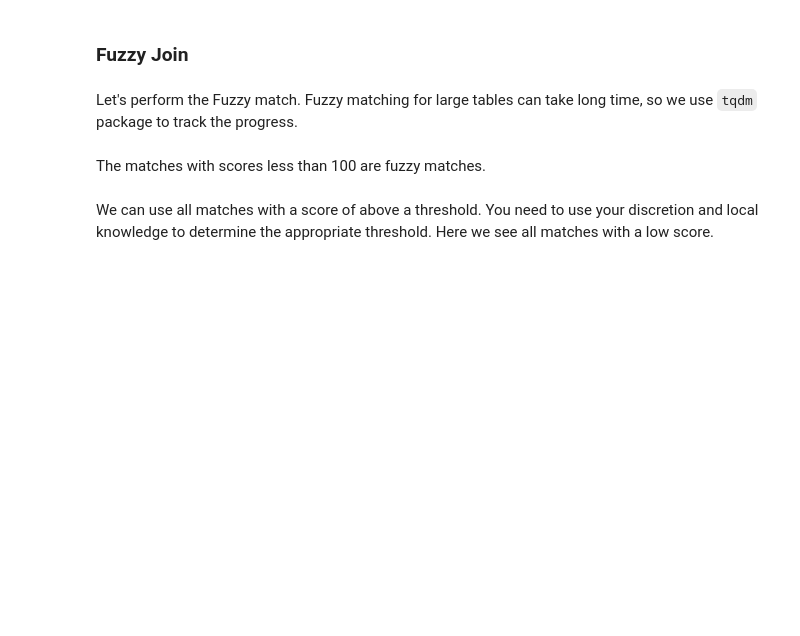
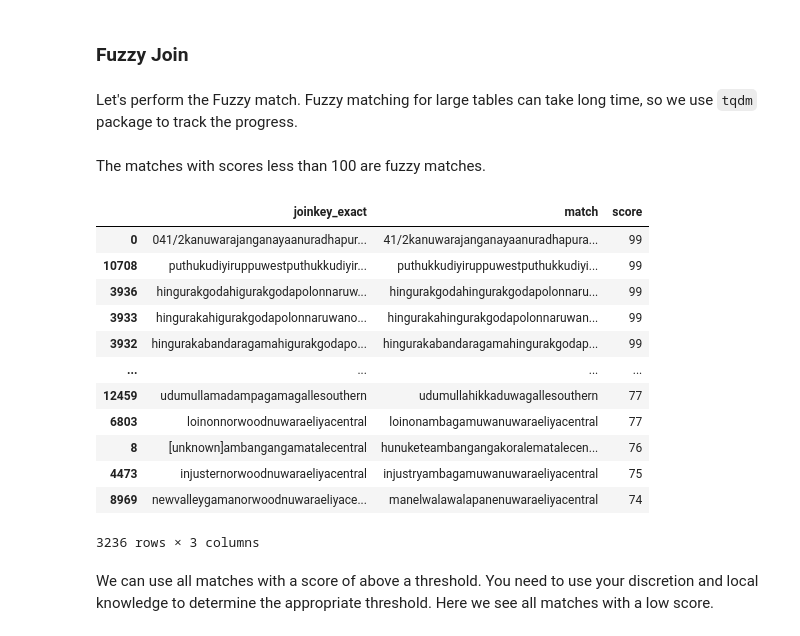
Before and after one commit to spatialthoughts/geopython-tutorials, a Jupyter notebook: notebooks/geopandas_fuzzy_table_join.ipynb, the cells around one changed output. Saved outputs shown, nothing was run; the diff lists cells and outputs as text; code cells hidden in the pictures; blank space fills up the shorter version.

```diff
--- a/notebooks/geopandas_fuzzy_table_join.ipynb
+++ b/notebooks/geopandas_fuzzy_table_join.ipynb
@@ -174,10 +174,11 @@ df_dissolved = df_processed.groupby(['joinkey'],as_index=False).agg({
     '80 ~ 89': 'sum',
     '90 and above': 'sum'
 })
-df_dissolved = df_dissolved[['joinkey', 'Total Population', 'Less than 10',
-                             '10 ~ 19', '20 ~ 29', '30 ~ 39','40 ~ 49',
-                             '50 ~ 59', '60 ~ 69', '70 ~ 79', '80 ~ 89',
-                             '90 and above']]
+df_dissolved = df_dissolved[[
+    'joinkey', 'Total Population', 'Less than 10',
+    '10 ~ 19', '20 ~ 29', '30 ~ 39','40 ~ 49',
+    '50 ~ 59', '60 ~ 69', '70 ~ 79', '80 ~ 89',
+    '90 and above']]
 # %%
 print('Total Records of original table', len(df))
 print('Total Records of processed table', len(df_dissolved))
@@ -220,7 +221,8 @@ district = gdf_processed['District'].str.lower().str.replace(' ', '')
 province = gdf_processed['Province'].str.lower().str.replace(' ', '')
 
 gdf_processed['joinkey'] = gn_division + ds_division + district + province
-gdf_processed = gdf_processed[['GN Division', 'DS Division', 'District', 'Province', 'joinkey', 'geometry']]
+gdf_processed = gdf_processed[
+    ['GN Division', 'DS Division', 'District', 'Province', 'joinkey', 'geometry']]
 gdf_processed
 # %% [output]
 |  | GN Division | DS Division | District | Province | joinkey | geometry |
@@ -332,7 +334,23 @@ gdf_dissolved[['match', 'score']] = gdf_dissolved.progress_apply(
 # %% [markdown]
 The matches with scores less than 100 are fuzzy matches.
 # %%
-gdf_dissolved[gdf_dissolved['score'] != 100][['joinkey_exact', 'match', 'score']].sort_values('score', ascending=False)
+gdf_dissolved[gdf_dissolved['score'] != 100] \
+ [['joinkey_exact', 'match', 'score']] \
+ .sort_values('score', ascending=False)
+# %% [output]
+|  | joinkey_exact | match | score |
+| 0 | 041/2kanuwarajanganayaanuradhapur... | 41/2kanuwarajanganayaanuradhapura... | 99 |
+| 10708 | puthukudiyiruppuwestputhukkudiyir... | puthukkudiyiruppuwestputhukkudiyi... | 99 |
+| 3936 | hingurakgodahigurakgodapolonnaruw... | hingurakgodahingurakgodapolonnaru... | 99 |
+| 3933 | hingurakahigurakgodapolonnaruwano... | hingurakahingurakgodapolonnaruwan... | 99 |
+| 3932 | hingurakabandaragamahigurakgodapo... | hingurakabandaragamahingurakgodap... | 99 |
+| ... | ... | ... | ... |
+| 12459 | udumullamadampagamagallesouthern | udumullahikkaduwagallesouthern | 77 |
+| 6803 | loinonnorwoodnuwaraeliyacentral | loinonambagamuwanuwaraeliyacentral | 77 |
+| 8 | [unknown]ambangangamatalecentral | hunuketeambangangakoralematalecen... | 76 |
+| 4473 | injusternorwoodnuwaraeliyacentral | injustryambagamuwanuwaraeliyacentral | 75 |
+| 8969 | newvalleygamanorwoodnuwaraeliyace... | manelwalawalapanenuwaraeliyacentral | 74 |
+3236 rows × 3 columns
 # %% [markdown]
 We can use all matches with a score of above a threshold. You need to use your discretion and local knowledge to determine the appropriate threshold. Here we see all matches with a low score.
 # %%
```
Also changed, not shown: parts of 3 cells of this notebook.
